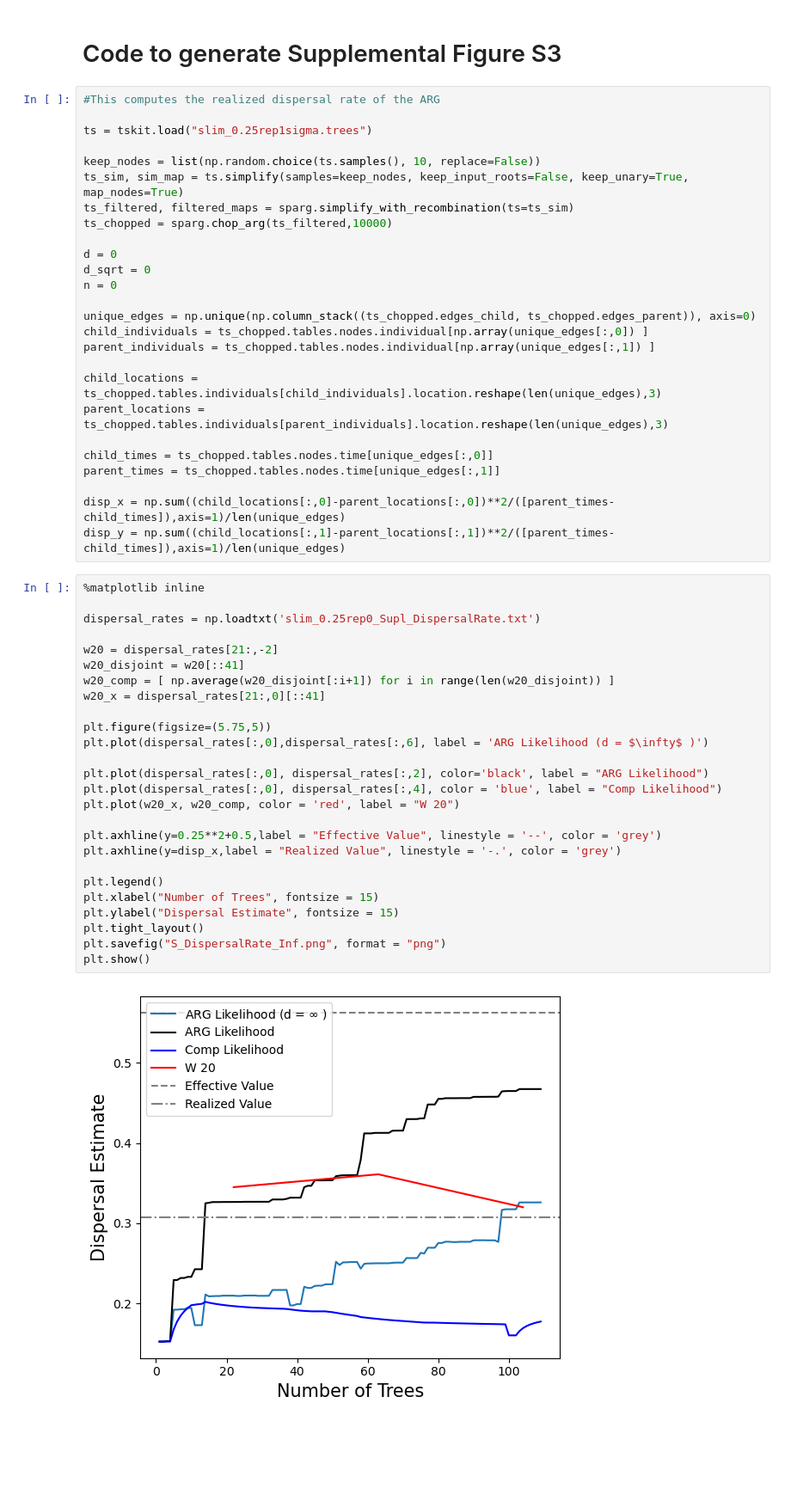
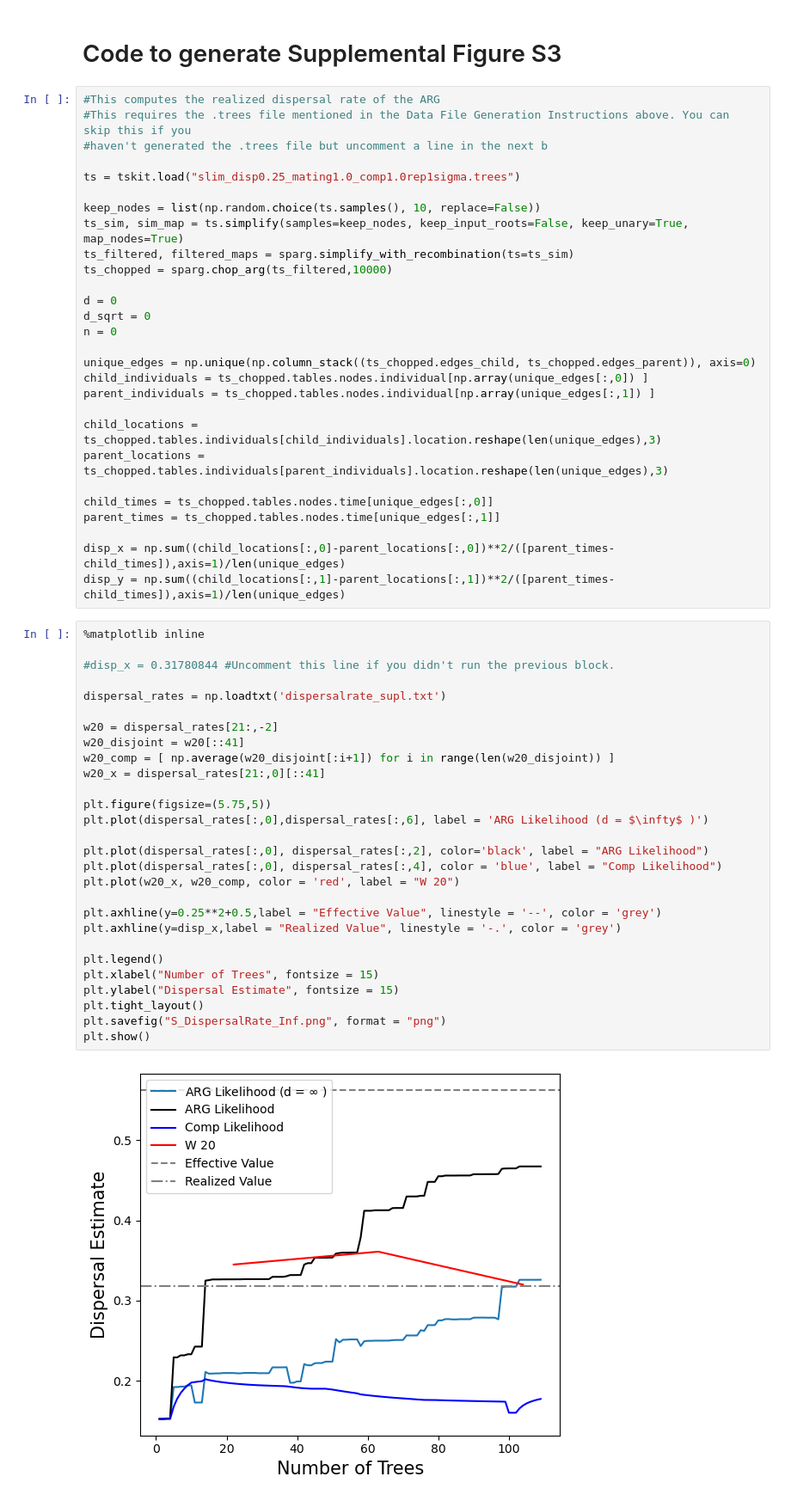
Before and after one commit to osmond-lab/sparg, a Jupyter notebook: figures/Supplemental/S4_DispersalRate/Plot.ipynb, the cells around one changed output. Shown at 86% size. Saved outputs shown, nothing was run; the diff lists cells and outputs as text; blank space fills up the shorter version.

```diff
--- a/figures/Supplemental/S4_DispersalRate/Plot.ipynb
+++ b/figures/Supplemental/S4_DispersalRate/Plot.ipynb
@@ -18,8 +18,10 @@ import tskit
 # Code to generate Supplemental Figure S3
 # %%
 #This computes the realized dispersal rate of the ARG
+#This requires the .trees file mentioned in the Data File Generation Instructions above. You can skip this if you
+#haven't generated the .trees file but uncomment a line in the next b
 
-ts = tskit.load("slim_0.25rep1sigma.trees")
+ts = tskit.load("slim_disp0.25_mating1.0_comp1.0rep1sigma.trees")
 
 keep_nodes = list(np.random.choice(ts.samples(), 10, replace=False))
 ts_sim, sim_map = ts.simplify(samples=keep_nodes, keep_input_roots=False, keep_unary=True, map_nodes=True)
@@ -45,28 +47,30 @@ disp_y = np.sum((child_locations[:,1]-parent_locations[:,1])**2/([parent_times-c
 # %%
 %matplotlib inline
 
-dispersal_rates = np.loadtxt('slim_0.25rep0_Supl_DispersalRate.txt')
+#disp_x = 0.31780844 #Uncomment this line if you didn't run the previous block.
+
+dispersal_rates = np.loadtxt('dispersalrate_supl.txt')
 
 w20 = dispersal_rates[21:,-2]
 w20_disjoint = w20[::41]
 w20_comp = [ np.average(w20_disjoint[:i+1]) for i in range(len(w20_disjoint)) ]
 w20_x = dispersal_rates[21:,0][::41]
 
 plt.figure(figsize=(5.75,5))
 plt.plot(dispersal_rates[:,0],dispersal_rates[:,6], label = 'ARG Likelihood (d = $\infty$ )')
 
 plt.plot(dispersal_rates[:,0], dispersal_rates[:,2], color='black', label = "ARG Likelihood")
 plt.plot(dispersal_rates[:,0], dispersal_rates[:,4], color = 'blue', label = "Comp Likelihood")
 plt.plot(w20_x, w20_comp, color = 'red', label = "W 20")
 
 plt.axhline(y=0.25**2+0.5,label = "Effective Value", linestyle = '--', color = 'grey')
 plt.axhline(y=disp_x,label = "Realized Value", linestyle = '-.', color = 'grey')
 
 plt.legend()
 plt.xlabel("Number of Trees", fontsize = 15)
 plt.ylabel("Dispersal Estimate", fontsize = 15)
 plt.tight_layout()
 plt.savefig("S_DispersalRate_Inf.png", format = "png")
 plt.show()
 # %% [output]
-[figure, old version]
+[figure, new version]
```
Also changed, not shown: parts of 2 cells of this notebook, 4 other files.
